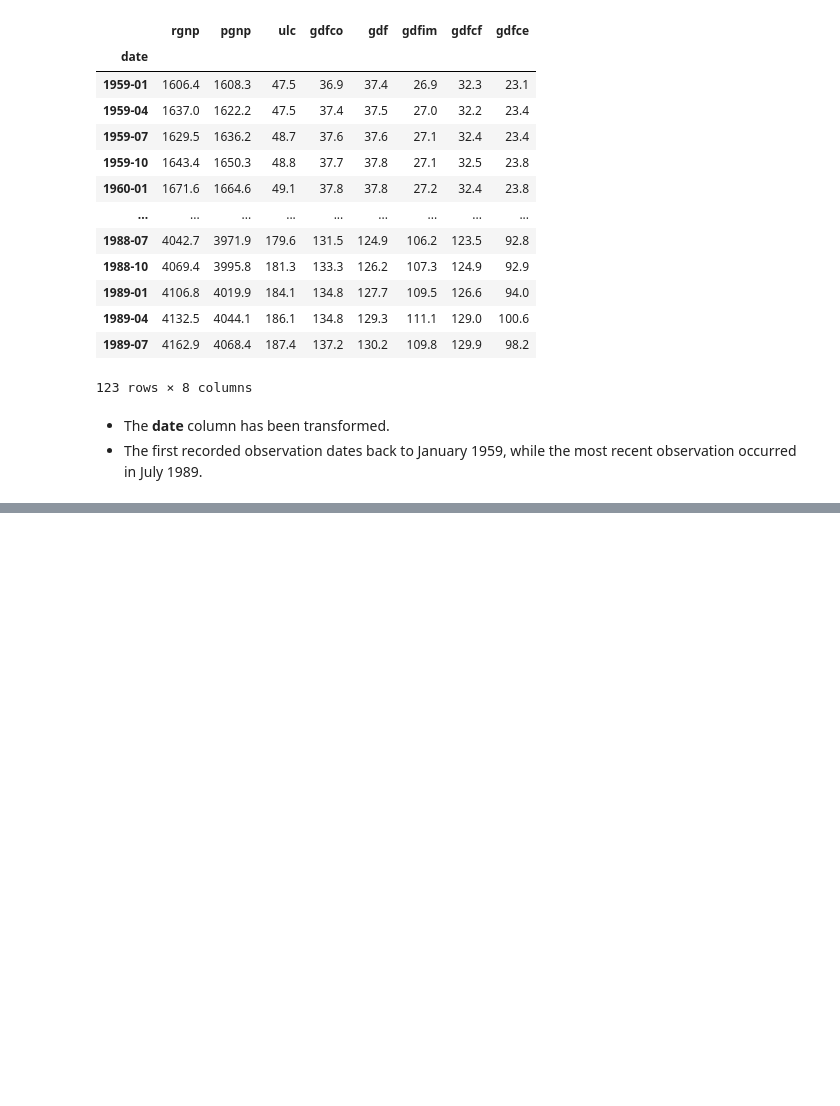
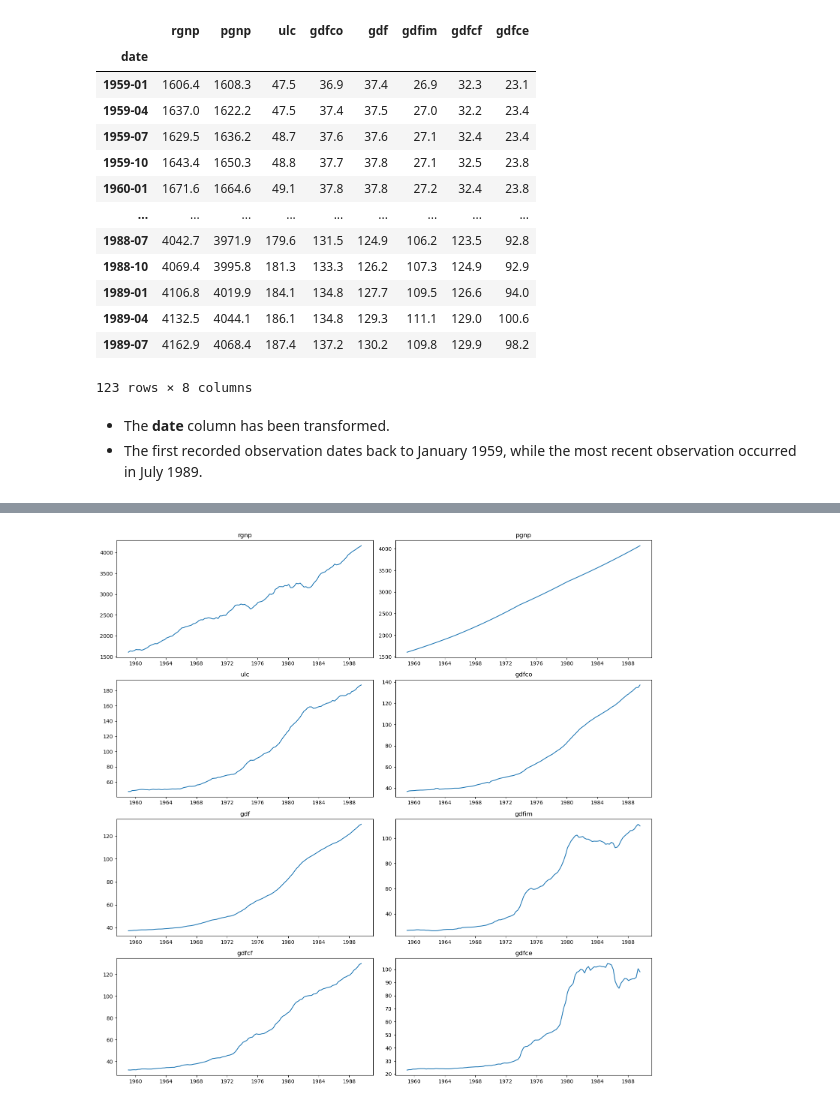
Before and after one commit to tyrantdavis/Forecasting-Economics-MultiVariate, a Jupyter notebook: Forecasting-WageGrowth-And-Inflation.ipynb, the cells around one changed output, grey strips where cells are left out. Drawn from its saved outputs; the diff is of its cells as text; code cells hidden in the pictures; blank space fills up the shorter version.

Commit message:
Plot all features as line graphs.

```diff
--- a/Forecasting-WageGrowth-And-Inflation.ipynb
+++ b/Forecasting-WageGrowth-And-Inflation.ipynb
@@ -152,0 +157,44 @@ df
+# %%
+def plot_all_features(df_actual, df_predictions=None, has_predictions=False):
+    """The visualization displays each time feature as a line graph, allowing for the inclusion of optional forecasts."""
+
+    number_of_features = len(df_actual.columns)
+
+    # Create the figure subplots for each feature.
+    fig, ax = plt.subplots(number_of_features // 2, 2, figsize=(15, 15))
+    ax = ax.ravel()
+
+    """Systematically traverse through every individual column to incorporate each column or feature into a subplot."""
+    for column, i in zip(df.columns, range(number_of_features)):
+        if has_predictions:
+            # Plot forecasted values a a line
+            ax[i].plot_date(
+                df_predictions.index,
+                df_predictions[column],
+                fmt="-",
+                color="#74C365",
+                label="Forecasted",
+            )
+
+            # Plot historical values a line
+            ax[i].plot_date(
+                df_actual.index,
+                df_actual[column],
+                fmt="-",
+                color="black",
+                label="Historical",
+            )
+
+            ax[i].set_title(column)
+
+            ax[i].legend(loc="lower left", frameon=True, borderaxespad=1.5)
+        else:
+            ax[i].plot_date(df_actual.index, df_actual[column], fmt="-")
+            ax[i].set_title(column)
+
+    fig.tight_layout()
+
+
+plot_all_features(df)
+# %% [output]
+[figure, added]
```
Also changed, not shown: parts of 2 cells of this notebook.
